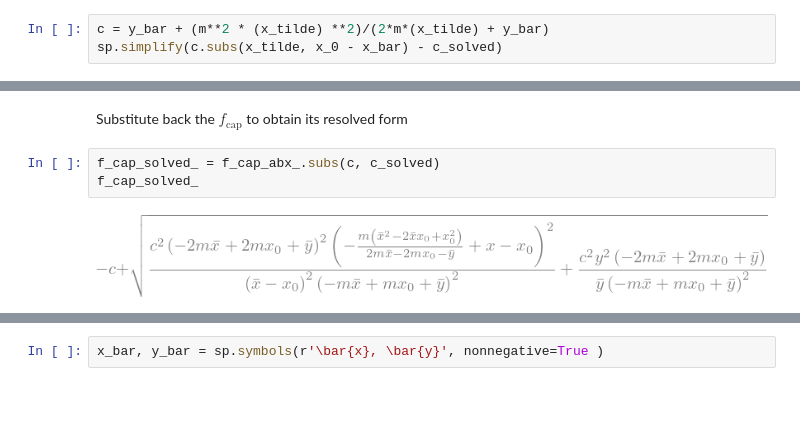
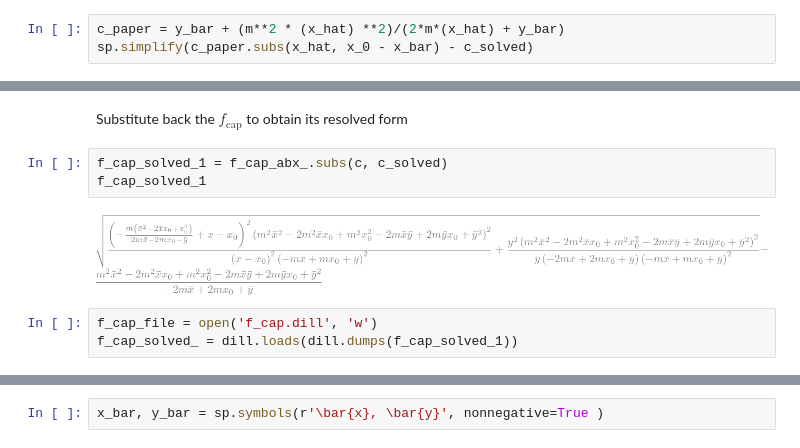
Before and after one commit to bmcs-group/bmcs_slide, a Jupyter notebook: notebooks/threshold_function.ipynb, the cells around one changed output, grey strips where cells are left out. Cells and saved outputs as stored; diff of their text form; blank space fills up the shorter version.

```diff
--- a/notebooks/threshold_function.ipynb
+++ b/notebooks/threshold_function.ipynb
@@ -118,6 +124,6 @@ x_tilde = sp.symbols(r'\tilde{x}', nonnegative=True)
 # %%
-c = y_bar + (m**2 * (x_tilde) **2)/(2*m*(x_tilde) + y_bar)
-sp.simplify(c.subs(x_tilde, x_0 - x_bar) - c_solved)
+c_paper = y_bar + (m**2 * (x_hat) **2)/(2*m*(x_hat) + y_bar)
+sp.simplify(c_paper.subs(x_hat, x_0 - x_bar) - c_solved)
 # %% [output]
 [figure]
 # %%
@@ -153,7 +179,10 @@ sp.simplify(x_c.subs(x_tilde, x_0 - x_bar) - x_c_solved)
 # %% [markdown]
 Substitute back the $f_\mathrm{cap}$ to obtain its resolved form
 # %%
-f_cap_solved_ = f_cap_abx_.subs(c, c_solved)
-f_cap_solved_
+f_cap_solved_1 = f_cap_abx_.subs(c, c_solved)
+f_cap_solved_1
 # %% [output]
-[figure, old version]
+[figure, new version]
+# %%
+f_cap_file = open('f_cap.dill', 'w')
+f_cap_solved_ = dill.loads(dill.dumps(f_cap_solved_1))
```
Also changed, not shown: parts of 21 cells of this notebook, 1 other file.
